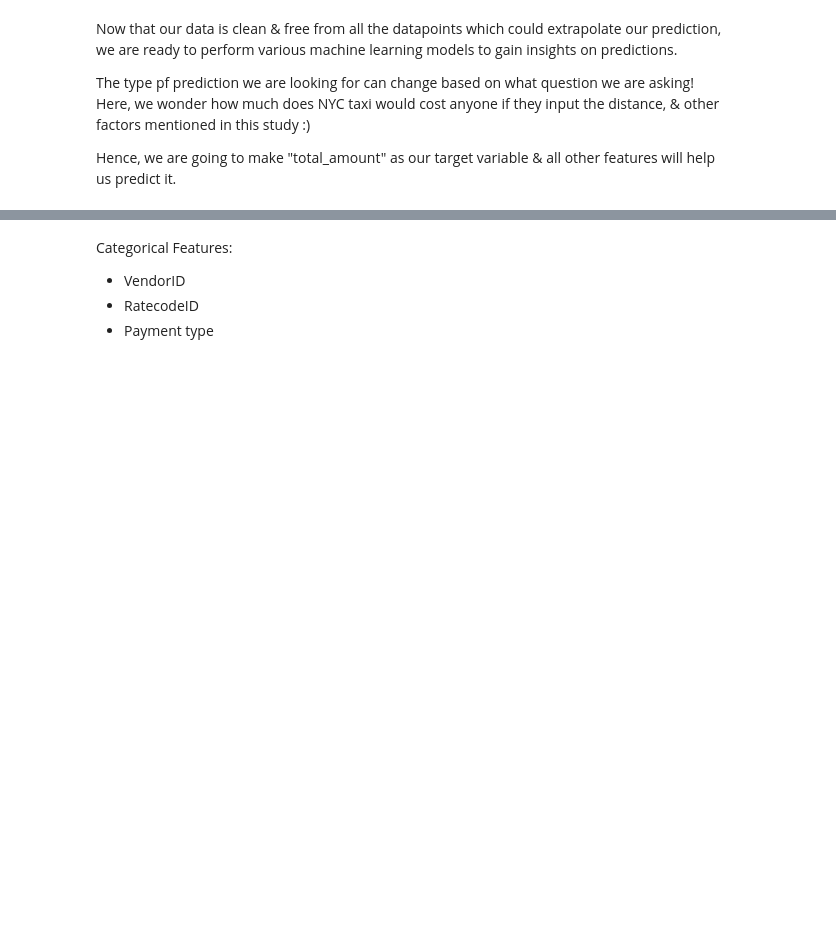
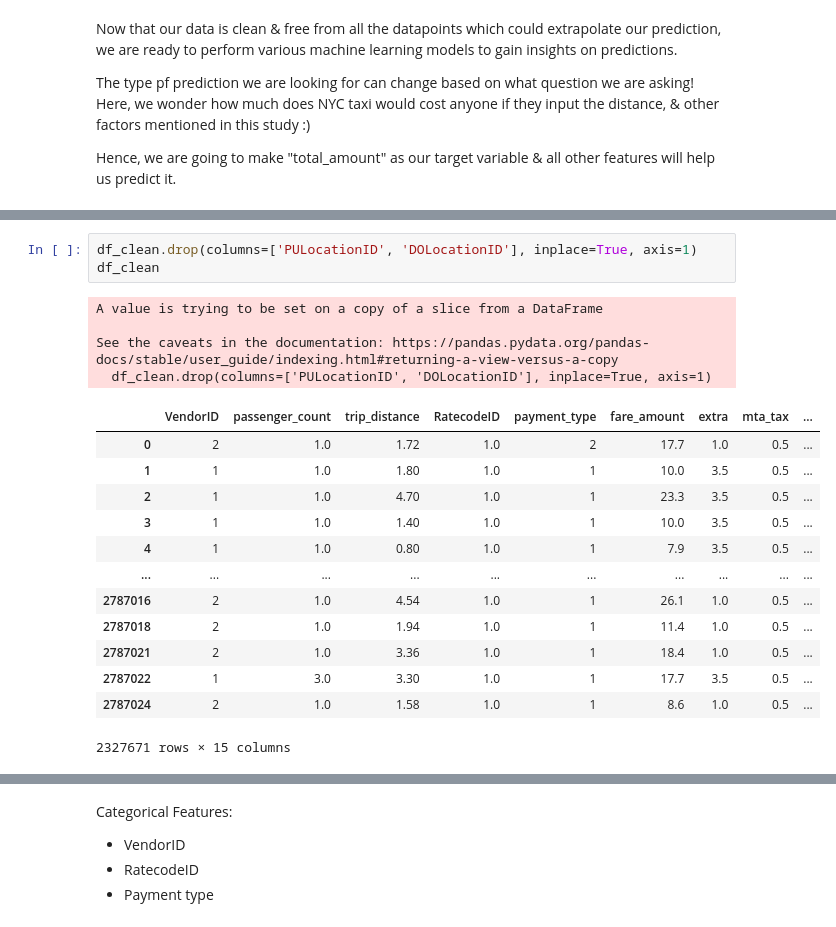
Before and after one commit to karnavivek/How-much-will-NYC-s-Yellow-TAXI-TRIP-cost-you-, a Jupyter notebook: nyc_taxi.ipynb, the cells around one changed output, grey strips where cells are left out. Saved outputs shown, nothing was run; the diff lists cells and outputs as text; blank space fills up the shorter version.

```diff
--- a/nyc_taxi.ipynb
+++ b/nyc_taxi.ipynb
@@ -721,0 +786,21 @@ df_clean
+# %%
+df_clean.drop(columns=['PULocationID', 'DOLocationID'], inplace=True, axis=1)
+df_clean
+# %% [output]
+A value is trying to be set on a copy of a slice from a DataFrame
+
+See the caveats in the documentation: https://pandas.pydata.org/pandas-docs/stable/user_guide/indexing.html#returning-a-view-versus-a-copy
+  df_clean.drop(columns=['PULocationID', 'DOLocationID'], inplace=True, axis=1)
+|  | VendorID | passenger_count | trip_distance | RatecodeID | payment_type | fare_amount | extra | mta_tax | ... |
+| 0 | 2 | 1.0 | 1.72 | 1.0 | 2 | 17.7 | 1.0 | 0.5 | ... |
+| 1 | 1 | 1.0 | 1.80 | 1.0 | 1 | 10.0 | 3.5 | 0.5 | ... |
+| 2 | 1 | 1.0 | 4.70 | 1.0 | 1 | 23.3 | 3.5 | 0.5 | ... |
+| 3 | 1 | 1.0 | 1.40 | 1.0 | 1 | 10.0 | 3.5 | 0.5 | ... |
+| 4 | 1 | 1.0 | 0.80 | 1.0 | 1 | 7.9 | 3.5 | 0.5 | ... |
+| ... | ... | ... | ... | ... | ... | ... | ... | ... | ... |
+| 2787016 | 2 | 1.0 | 4.54 | 1.0 | 1 | 26.1 | 1.0 | 0.5 | ... |
+| 2787018 | 2 | 1.0 | 1.94 | 1.0 | 1 | 11.4 | 1.0 | 0.5 | ... |
+| 2787021 | 2 | 1.0 | 3.36 | 1.0 | 1 | 18.4 | 1.0 | 0.5 | ... |
+| 2787022 | 1 | 3.0 | 3.30 | 1.0 | 1 | 17.7 | 3.5 | 0.5 | ... |
+| 2787024 | 2 | 1.0 | 1.58 | 1.0 | 1 | 8.6 | 1.0 | 0.5 | ... |
+2327671 rows × 15 columns
```
Also changed, not shown: parts of 30 cells of this notebook.
